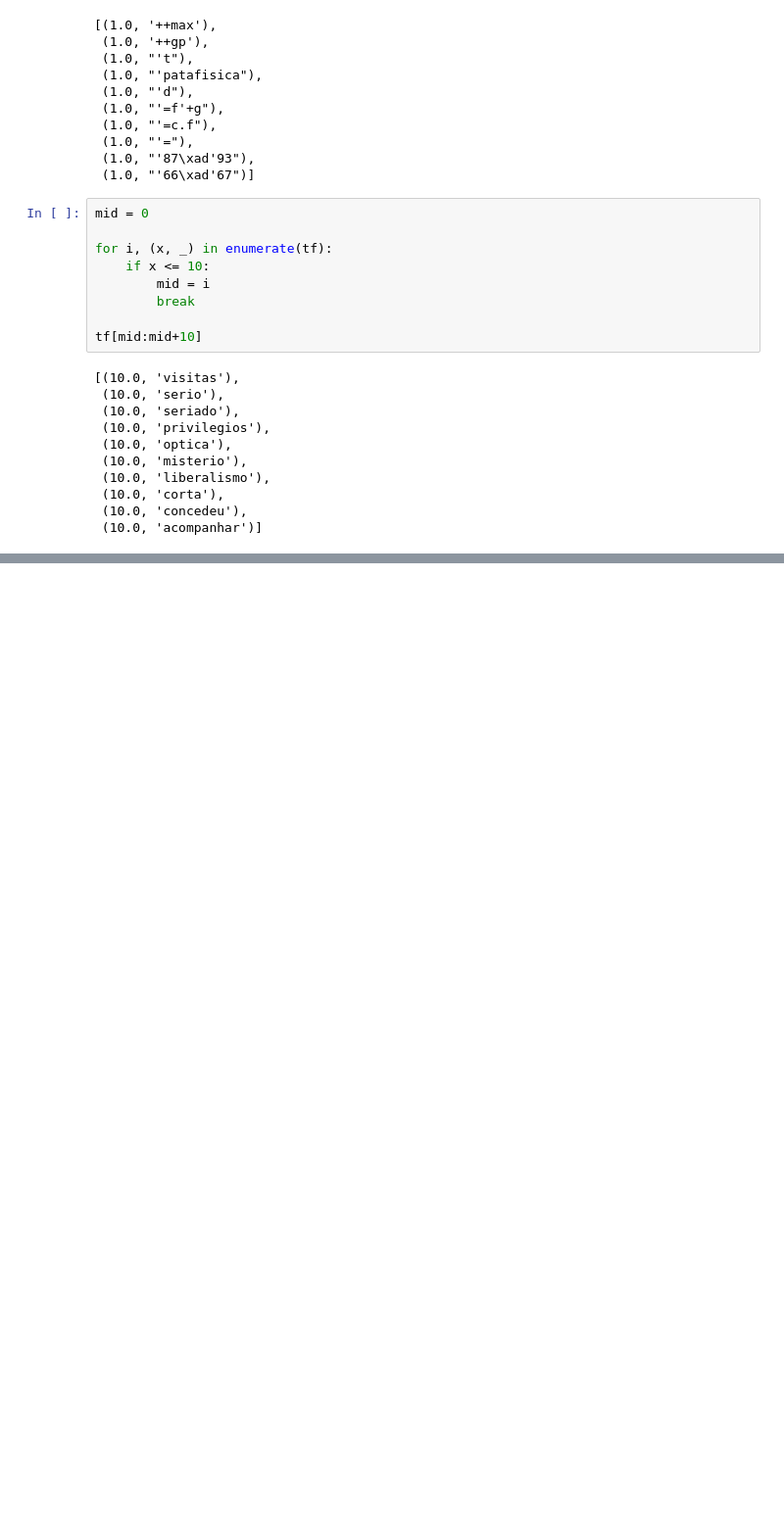
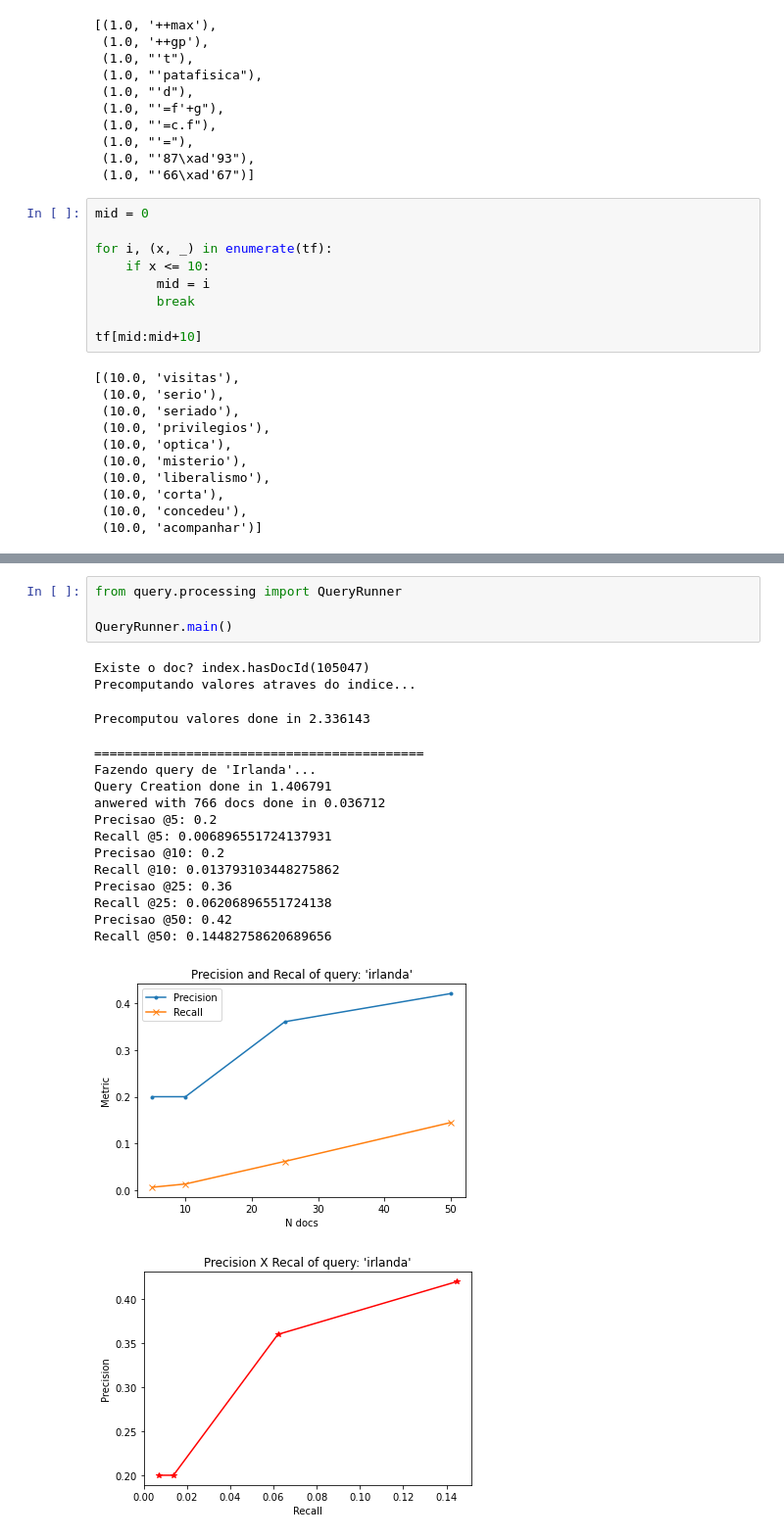
Before and after one commit to AllrightIsHere/ri-processamento-consulta, a Jupyter notebook: relatorio.ipynb, the cells around one changed output, grey strips where cells are left out. Shown at 98% size. Saved outputs shown, nothing was run; the diff lists cells and outputs as text; blank space fills up the shorter version.

Commit message:
feat(relatorio): complete report with precision and recall analysis

```diff
--- a/relatorio.ipynb
+++ b/relatorio.ipynb
@@ -151,0 +304,22 @@ plt.show()
+# %%
+from query.processing import QueryRunner
+
+QueryRunner.main()
+# %% [output]
+Existe o doc? index.hasDocId(105047)
+Precomputando valores atraves do indice...
+Precomputou valores done in 2.336143
+===========================================
+Fazendo query de 'Irlanda'...
+Query Creation done in 1.406791
+anwered with 766 docs done in 0.036712
+Precisao @5: 0.2
+Recall @5: 0.006896551724137931
+Precisao @10: 0.2
+Recall @10: 0.013793103448275862
+Precisao @25: 0.36
+Recall @25: 0.06206896551724138
+Precisao @50: 0.42
+Recall @50: 0.14482758620689656
+[figure, added]
+[figure, added]
```
Also changed, not shown: parts of 26 cells of this notebook, 2 other files.
